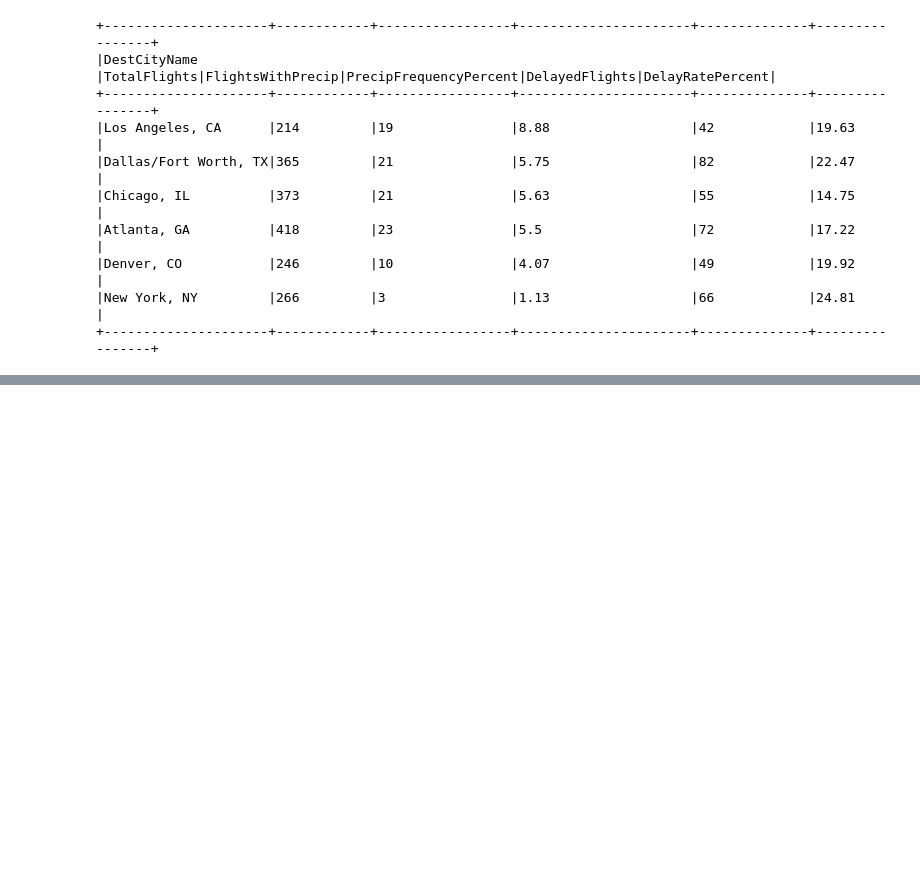
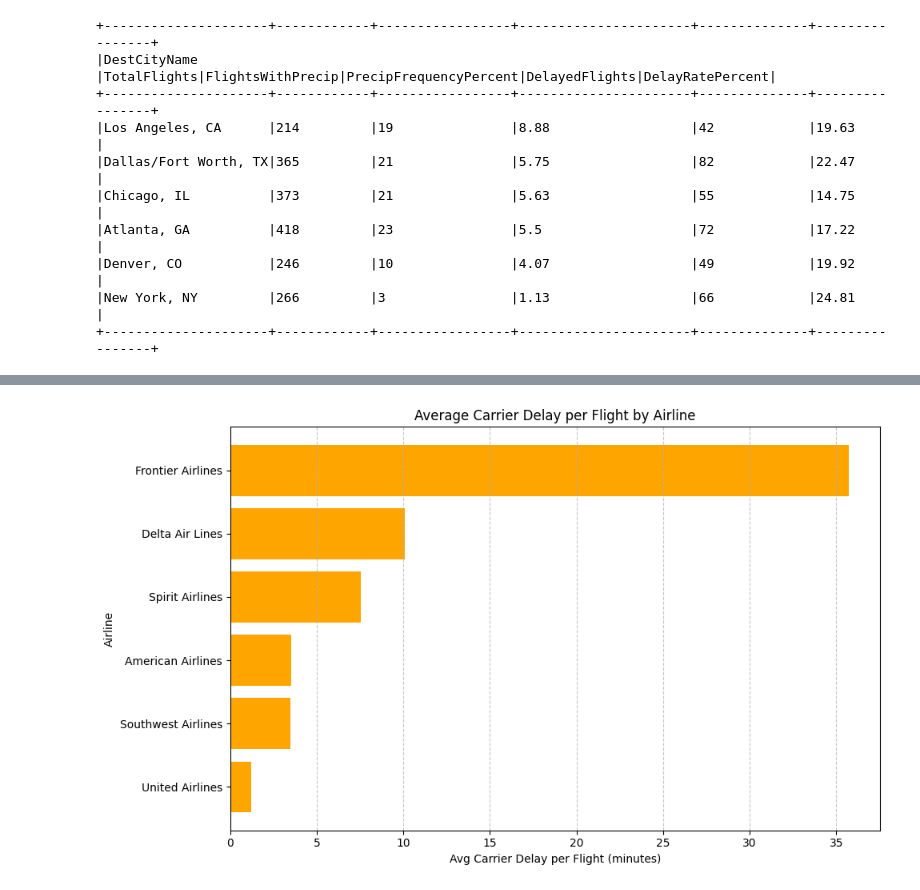
Before and after one commit to sania-k/ITCS6190_CourseProject, a Jupyter notebook: notebooks/complex_q_par.ipynb, the cells around one changed output, grey strips where cells are left out. Cells and saved outputs as stored; diff of their text form; code cells hidden in the pictures; blank space fills up the shorter version.

```diff
--- a/notebooks/complex_q_par.ipynb
+++ b/notebooks/complex_q_par.ipynb
@@ -367,0 +413,25 @@ destination_weather_delay_stats.show(truncate=False)
+# %%
+carrier_delay_avg = valid_flights.groupBy("Marketing_Airline_Network").agg(
+    _sum("CarrierDelay").alias("TotalCarrierDelay"),
+    count("*").alias("TotalFlights")
+)
+
+carrier_delay_avg = carrier_delay_avg.withColumn(
+    "AvgCarrierDelayPerFlight", round(col("TotalCarrierDelay") / col("TotalFlights"), 2)
+)
+
+airline_names = {
+    'F9': 'Frontier Airlines',
+    'NK': 'Spirit Airlines',
+    'DL': 'Delta Air Lines',
+    'AA': 'American Airlines',
+    'UA': 'United Airlines',
+    'WN': 'Southwest Airlines'
+}
+
+carrier_delay_avg_named = carrier_delay_avg.replace(
+    to_replace=airline_names,
+    subset=["Marketing_Airline_Network"]
+).withColumnRenamed("Marketing_Airline_Network", "Airline")
+
+carrier_delay_avg_named.orderBy(col("AvgCarrierDelayPerFlight").desc()).show(truncate=False)
@@ -367,0 +449,18 @@ destination_weather_delay_stats.show(truncate=False)
+# %%
+import matplotlib.pyplot as plt
+
+carrier_delay_pd = carrier_delay_avg_named.toPandas()
+
+carrier_delay_pd = carrier_delay_pd.sort_values(by="AvgCarrierDelayPerFlight", ascending=False)
+
+plt.figure(figsize=(10, 6))
+plt.barh(carrier_delay_pd["Airline"], carrier_delay_pd["AvgCarrierDelayPerFlight"], color='orange')
+plt.xlabel("Avg Carrier Delay per Flight (minutes)")
+plt.ylabel("Airline")
+plt.title("Average Carrier Delay per Flight by Airline")
+plt.grid(axis='x', linestyle='--', alpha=0.7)
+plt.gca().invert_yaxis()  # Highest delay on top
+plt.tight_layout()
+plt.show()
+# %% [output]
+[figure, added]
```
Also changed, not shown: parts of 8 cells of this notebook.
